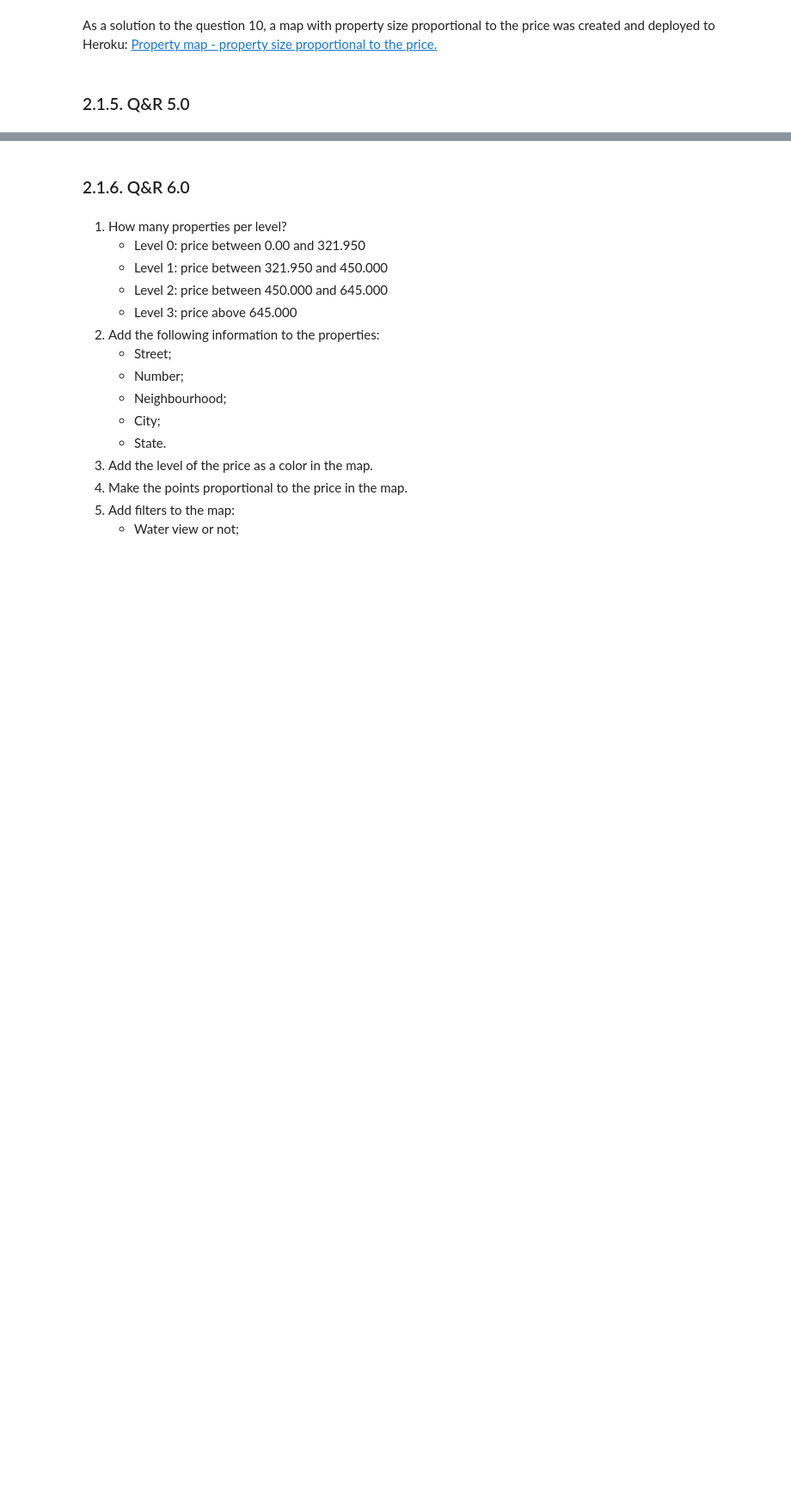
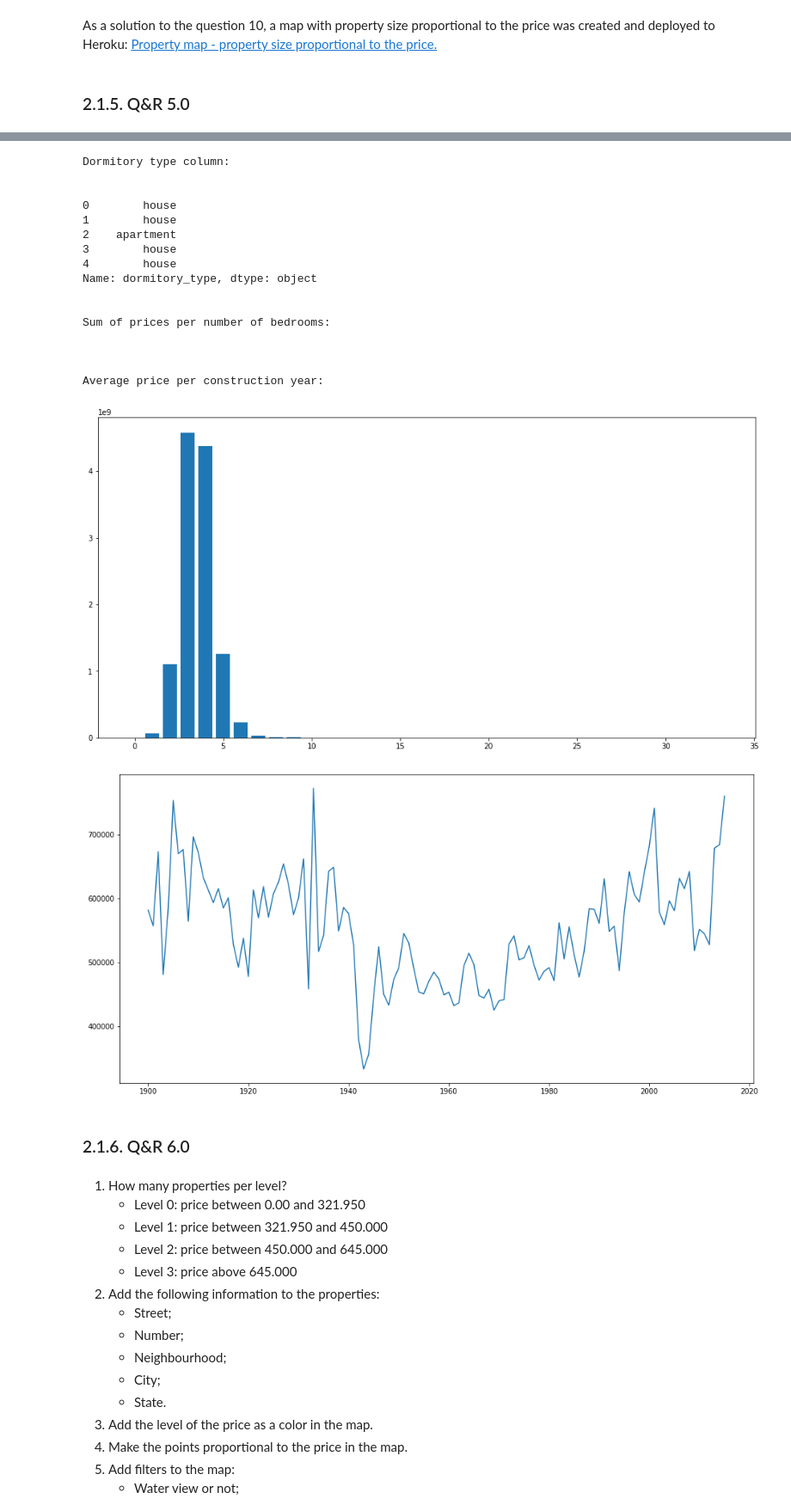
Before and after one commit to lucasquemelli/House_Rocket, a Jupyter notebook: house_rocket_insight.ipynb, the cells around one changed output, grey strips where cells are left out. Shown at 86% size. Drawn from its saved outputs; the diff is of its cells as text; code cells hidden in the pictures; blank space fills up the shorter version.

```diff
--- a/house_rocket_insight.ipynb
+++ b/house_rocket_insight.ipynb
@@ -1161,29 +1180,59 @@ As a solution to the question 10, a map with property size proportional to the p
 # %%
 def question_one(data):
     data['dormitory_type'] = 'NA'
 
     data.loc[data['bedrooms'] == 1, 'dormitory_type'] = 'studio'
     data.loc[data['bedrooms'] == 2, 'dormitory_type'] = 'apartment'
     data.loc[data['bedrooms'] > 2 , 'dormitory_type'] = 'house'
 
     print("Dormitory type column:\n\n")
     print(data['dormitory_type'].head())
 
     return data
 
 def question_two(data):
     plt.figure(figsize=(16,8))
     price_bed = data[['price','bedrooms']].groupby('bedrooms').sum().reset_index()
 
     print("\n\nSum of prices per number of bedrooms:\n")
     plt.bar(price_bed['bedrooms'],price_bed['price'])
 
     return price_bed
 
+def question_three(data):
+    price_year = data[['price','yr_built']].groupby('yr_built').mean().reset_index()
+
+    print("\n\nAverage price per construction year:\n")
+    plt.figure(figsize=(16,8))
+    plt.plot(price_year['yr_built'],price_year['price'])
+
+    return price_year
+
 if __name__ == '__main__':
     data = question_one(data)
 
     price_bed = question_two(data)
+
+    price_year = question_three(data)
+# %% [output]
+Dormitory type column:
+
+
+0        house
+1        house
+2    apartment
+3        house
+4        house
+Name: dormitory_type, dtype: object
+
+
+Sum of prices per number of bedrooms:
+
+
+
+Average price per construction year:
+[figure, added]
+[figure, added]
 # %% [markdown]
 ### 2.1.6. Q&R 6.0
 # %% [markdown]
```
Also changed, not shown: parts of 3 cells of this notebook.
